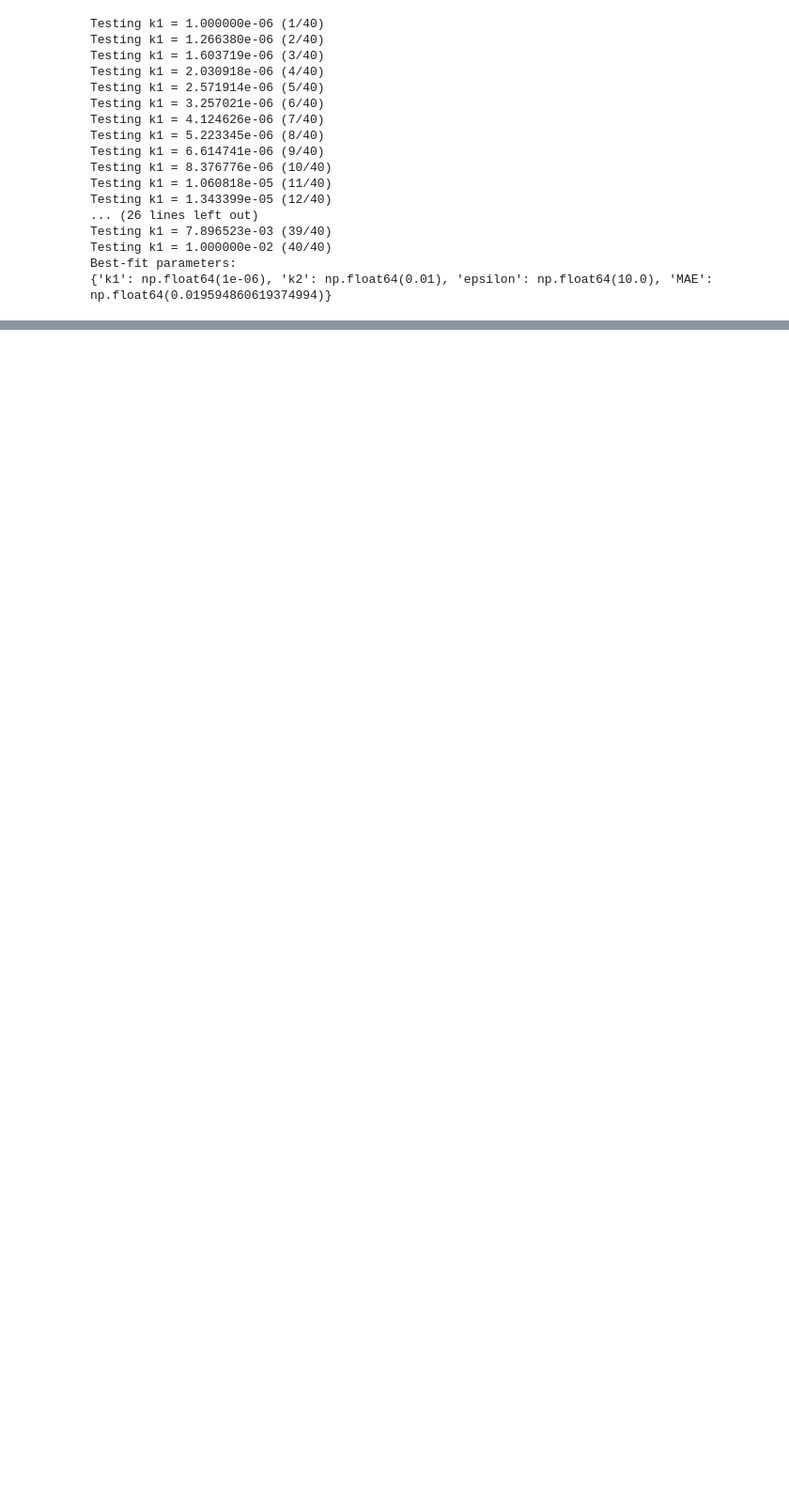
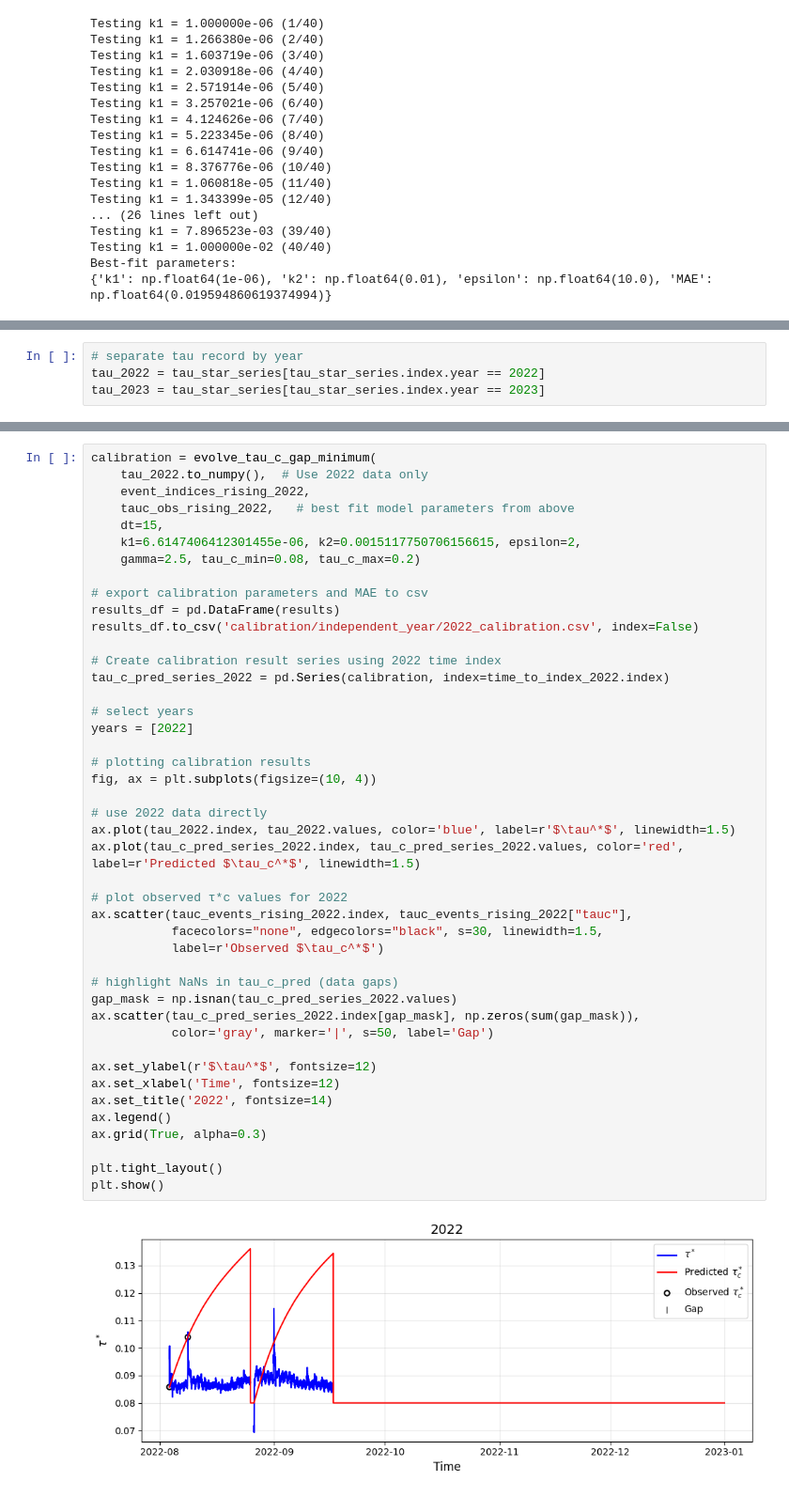
Before and after one commit to nicole-hucke/shear_stress_paper, a Jupyter notebook: antecedent_conditions/masteller_model/masteller_model.ipynb, the cells around one changed output, grey strips where cells are left out. Shown at 94% size. Drawn from its saved outputs; the diff is of its cells as text; blank space fills up the shorter version.

```diff
--- a/antecedent_conditions/masteller_model/masteller_model.ipynb
+++ b/antecedent_conditions/masteller_model/masteller_model.ipynb
@@ -1325,0 +1372,4 @@ plt.show()
+# %%
+# separate tau record by year
+tau_2022 = tau_star_series[tau_star_series.index.year == 2022]
+tau_2023 = tau_star_series[tau_star_series.index.year == 2023]
@@ -1325,0 +1428,46 @@ plt.show()
+# %%
+calibration = evolve_tau_c_gap_minimum(
+    tau_2022.to_numpy(),  # Use 2022 data only
+    event_indices_rising_2022,
+    tauc_obs_rising_2022,   # best fit model parameters from above
+    dt=15,
+    k1=6.6147406412301455e-06, k2=0.0015117750706156615, epsilon=2,
+    gamma=2.5, tau_c_min=0.08, tau_c_max=0.2)
+
+# export calibration parameters and MAE to csv
+results_df = pd.DataFrame(results)
+results_df.to_csv('calibration/independent_year/2022_calibration.csv', index=False)
+
+# Create calibration result series using 2022 time index
+tau_c_pred_series_2022 = pd.Series(calibration, index=time_to_index_2022.index)
+
+# select years
+years = [2022]
+
+# plotting calibration results
+fig, ax = plt.subplots(figsize=(10, 4))
+
+# use 2022 data directly
+ax.plot(tau_2022.index, tau_2022.values, color='blue', label=r'$\tau^*$', linewidth=1.5)
+ax.plot(tau_c_pred_series_2022.index, tau_c_pred_series_2022.values, color='red', label=r'Predicted $\tau_c^*$', linewidth=1.5)
+
+# plot observed τ*c values for 2022
+ax.scatter(tauc_events_rising_2022.index, tauc_events_rising_2022["tauc"],
+           facecolors="none", edgecolors="black", s=30, linewidth=1.5,
+           label=r'Observed $\tau_c^*$')
+
+# highlight NaNs in tau_c_pred (data gaps)
+gap_mask = np.isnan(tau_c_pred_series_2022.values)
+ax.scatter(tau_c_pred_series_2022.index[gap_mask], np.zeros(sum(gap_mask)),
+           color='gray', marker='|', s=50, label='Gap')
+
+ax.set_ylabel(r'$\tau^*$', fontsize=12)
+ax.set_xlabel('Time', fontsize=12)
+ax.set_title('2022', fontsize=14)
+ax.legend()
+ax.grid(True, alpha=0.3)
+
+plt.tight_layout()
+plt.show()
+# %% [output]
+[figure, added]
```
Also changed, not shown: parts of 5 cells of this notebook, 5 other files.
